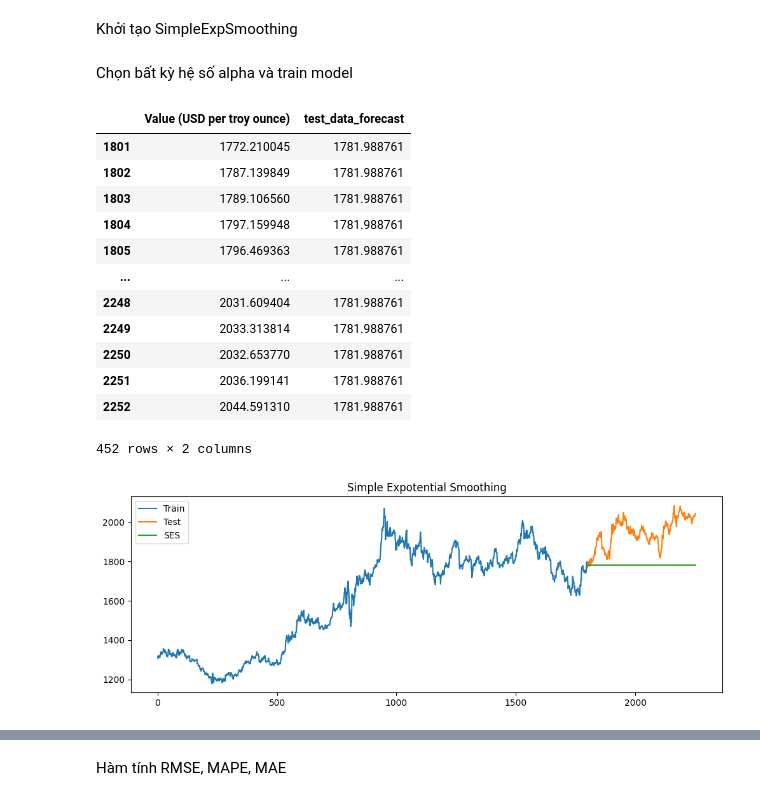
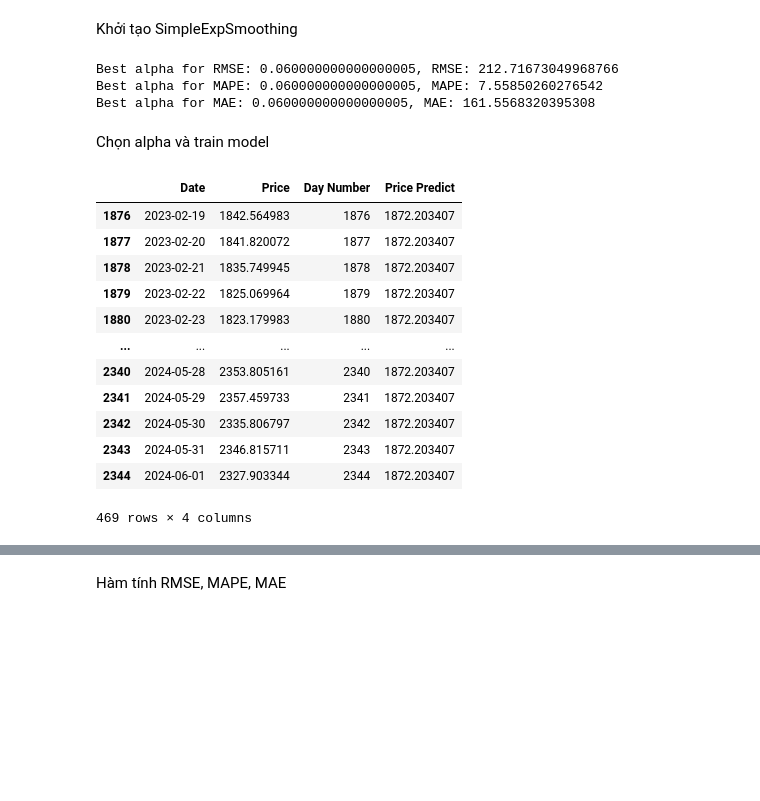
Before and after one commit to Kt7mmm/IS403_O21_06, a Jupyter notebook: Model/Team06_SES.ipynb, the cells around one changed output, grey strips where cells are left out. Saved outputs shown, nothing was run; the diff lists cells and outputs as text; code cells hidden in the pictures; blank space fills up the shorter version.

```diff
--- a/Model/Team06_SES.ipynb
+++ b/Model/Team06_SES.ipynb
@@ -77,0 +86,10 @@ print(new_df)
+# %%
+# Chuyển đổi kiểu dữ liệu
+df['Date'] = pd.to_datetime(df['Date'])
+df['Day Number'] = df['Date'].rank(method='dense').astype(int)
+df.columns = ['Date', 'Price', 'Day Number']
+
+# Xoá dữ liệu bị null
+df = df.dropna()
+
+df
@@ -83,3 +112,9 @@ test = new_df.iloc[1800:]
+# %%
+train_size = int(len(df) * 0.8)
+test_size = len(df) - train_size
+
+train = df.iloc[:train_size]
+test = df.iloc[train_size:]
 # %%
 train, test
 # %% [output]
@@ -103,38 +138,33 @@ train, test
 # %% [markdown]
 Khởi tạo SimpleExpSmoothing
 # %%
-model = SimpleExpSmoothing(train)
+model = SimpleExpSmoothing(train['Price'])
+# %%
+SES(train['Price'], test['Price'])
+# %% [output]
+Best alpha for RMSE: 0.060000000000000005, RMSE: 212.71673049968766
+Best alpha for MAPE: 0.060000000000000005, MAPE: 7.55850260276542
+Best alpha for MAE: 0.060000000000000005, MAE: 161.5568320395308
 # %% [markdown]
-Chọn bất kỳ hệ số alpha và train model
+Chọn alpha và train model
 # %%
-alpha = 0.4
+alpha = 0.06
 fit = model.fit(smoothing_level = alpha, optimized = False)
 # %%
 test_data = test.copy()
-test_data['test_data_forecast'] = fit.forecast(len(test))
+test_data['Price Predict'] = fit.forecast(len(test))
 test_data
 # %% [output]
-|  | Value (USD per troy ounce) | test_data_forecast |
-| 1801 | 1772.210045 | 1781.988761 |
-| 1802 | 1787.139849 | 1781.988761 |
-| 1803 | 1789.106560 | 1781.988761 |
-| 1804 | 1797.159948 | 1781.988761 |
-| 1805 | 1796.469363 | 1781.988761 |
-| ... | ... | ... |
-| 2248 | 2031.609404 | 1781.988761 |
-| 2249 | 2033.313814 | 1781.988761 |
-| 2250 | 2032.653770 | 1781.988761 |
-| 2251 | 2036.199141 | 1781.988761 |
-| 2252 | 2044.591310 | 1781.988761 |
+|  | Date | Price | Day Number | Price Predict |
+| 1876 | 2023-02-19 | 1842.564983 | 1876 | 1872.203407 |
+| 1877 | 2023-02-20 | 1841.820072 | 1877 | 1872.203407 |
+| 1878 | 2023-02-21 | 1835.749945 | 1878 | 1872.203407 |
+| 1879 | 2023-02-22 | 1825.069964 | 1879 | 1872.203407 |
+| 1880 | 2023-02-23 | 1823.179983 | 1880 | 1872.203407 |
+| ... | ... | ... | ... | ... |
+| 2340 | 2024-05-28 | 2353.805161 | 2340 | 1872.203407 |
+| 2341 | 2024-05-29 | 2357.459733 | 2341 | 1872.203407 |
+| 2342 | 2024-05-30 | 2335.806797 | 2342 | 1872.203407 |
+| 2343 | 2024-05-31 | 2346.815711 | 2343 | 1872.203407 |
+| 2344 | 2024-06-01 | 2327.903344 | 2344 | 1872.203407 |
-452 rows × 2 columns
+469 rows × 4 columns
-# %%
-plt.figure(figsize=(12,4))
-plt.plot(train['Value (USD per troy ounce)'], label='Train')
-plt.plot(test['Value (USD per troy ounce)'], label='Test')
-plt.plot(test_data['test_data_forecast'], label='SES')
-
-plt.legend(loc='best')
-plt.title('Simple Expotential Smoothing')
-plt.show()
-# %% [output]
-[figure, removed]
```
Also changed, not shown: parts of 133 cells of this notebook.
